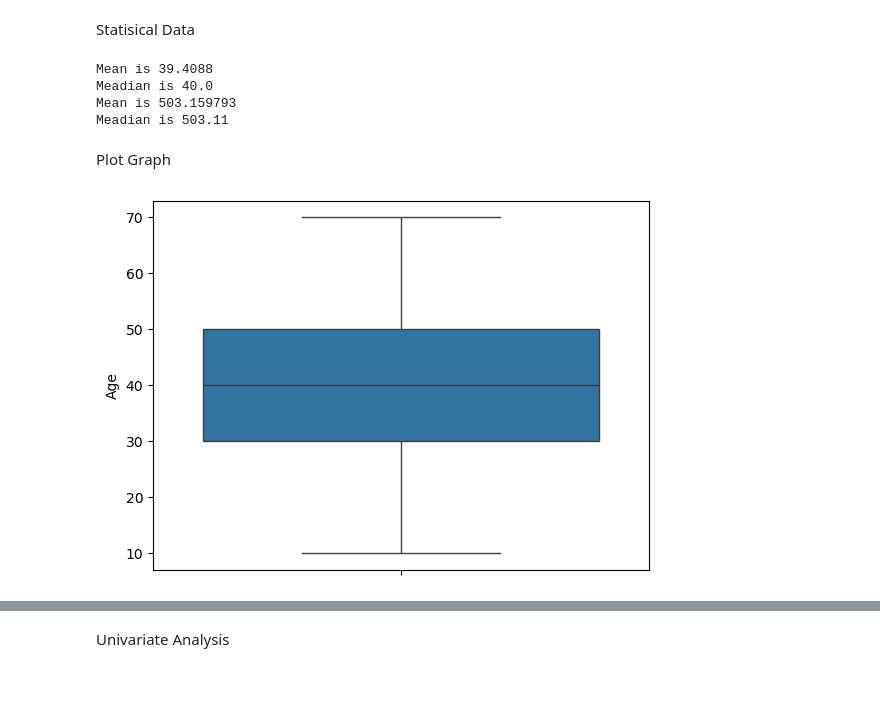
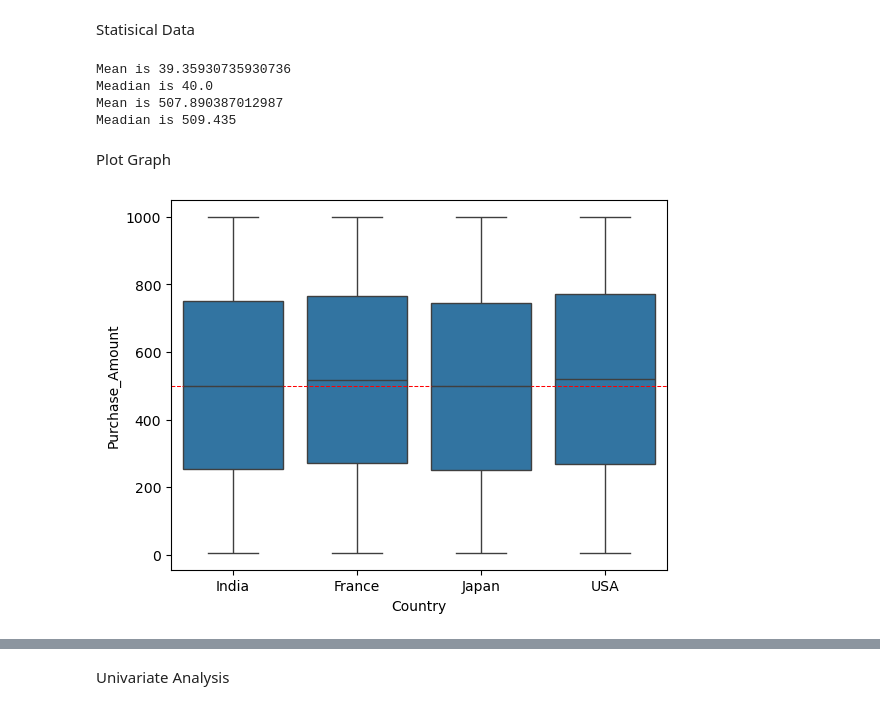
Before and after one commit to TammyLeung122/EDA-Group-5, a Jupyter notebook: EDA_E-Commerce.ipynb, the cells around one changed output, grey strips where cells are left out. Saved outputs shown, nothing was run; the diff lists cells and outputs as text; code cells hidden in the pictures; blank space fills up the shorter version.

```diff
--- a/EDA_E-Commerce.ipynb
+++ b/EDA_E-Commerce.ipynb
@@ -112,8 +101,8 @@ Data Cleaning
 # %%
 # Drop 2 unused coliumn
 df_drop_col = df.drop('Transaction_ID', axis=1)
-df_drop_col2 = df_drop_col.drop('User_Name', axis=1)
-df_drop_col2
+filtered_country = df_drop_col.drop('User_Name', axis=1)
+filtered_country
 # %% [output]
 |  | Age | Country | Product_Category | Purchase_Amount | Payment_Method | Transaction_Date |
 | 0 | 63 | Mexico | Clothing | 780.69 | Debit Card | 2023-04-14 |
@@ -129,9 +118,10 @@ df_drop_col2
 | 49999 | 70 | Canada | Sports | 577.66 | Credit Card | 2024-06-03 |
 50000 rows × 6 columns
 # %%
-df_drop_col2['Transaction_Date'] = pd.to_datetime(df_drop_col2['Transaction_Date'])
-df_filtered = df_drop_col2[df_drop_col2['Transaction_Date'].dt.year != 2023]
-print(df_filtered)
+filtered_country['Transaction_Date'] = pd.to_datetime(filtered_country['Transaction_Date'])
+filtered_country = filtered_country[filtered_country['Transaction_Date'].dt.year != 2023]
+filtered_country = filtered_country[filtered_country['Transaction_Date'] <= '2025-02-28']
+print(filtered_country)
 # %% [output]
        Age    Country Product_Category  Purchase_Amount    Payment_Method  \
 4       48    Germany           Beauty           594.83       Net Banking
@@ -167,8 +157,9 @@ USA          516.745436
 Name: Purchase_Amount, dtype: float64
 # %%
 countries_to_keep = ['India', 'Japan', 'France', 'USA']
-filtered_country = df_filtered[df_filtered['Country'].isin(countries_to_keep)]
-print(filtered_country)
+filtered_country2 = filtered_country[filtered_country['Country'].isin(countries_to_keep)]
+print(filtered_country2)
+type(filtered_country2)
 # %% [output]
        Age Country Product_Category  Purchase_Amount    Payment_Method  \
 5       51   India             Toys           966.50  Cash on Delivery
@@ -190,5 +182,6 @@ print(filtered_country)
 # %%
 # Adjust age by decades
-filtered_country['Age'] = (filtered_country['Age'] // 10 * 10)
-filtered_country
+filtered_country2 = pd.DataFrame(filtered_country2)
+filtered_country2['Age'] = (filtered_country2['Age'] // 10 * 10)
+filtered_country2
 # %% [output]
@@ -213,20 +217,20 @@ See the caveats in the documentation: https://pandas.pydata.org/pandas-docs/stab
 # %% [markdown]
 Statisical Data
 # %%
-print("Mean is", df_drop_col2['Age'].mean())
-print("Meadian is", df_drop_col2['Age'].median())
-print("Mean is", df_drop_col2['Purchase_Amount'].mean())
-print("Meadian is", df_drop_col2['Purchase_Amount'].median())
+print("Mean is", filtered_country2['Age'].mean())
+print("Meadian is", filtered_country2['Age'].median())
+print("Mean is", filtered_country2['Purchase_Amount'].mean())
+print("Meadian is", filtered_country2['Purchase_Amount'].median())
 # %% [output]
-Mean is 39.4088
+Mean is 39.35930735930736
 Meadian is 40.0
-Mean is 503.159793
-Meadian is 503.11
+Mean is 507.890387012987
+Meadian is 509.435
 # %% [markdown]
 Plot Graph
 # %%
-sns.boxplot(df_drop_col2['Age'])
-#sns.boxplot(df['Purchase_Amount'])
+sns.boxplot(data=filtered_country2, x='Country', y='Purchase_Amount')
+plt.axhline(y=500, color='red', linestyle='--', linewidth=0.75)
 plt.show ()
 # %% [output]
-[figure, old version]
+[figure, new version]
```
Also changed, not shown: parts of 28 cells of this notebook.
